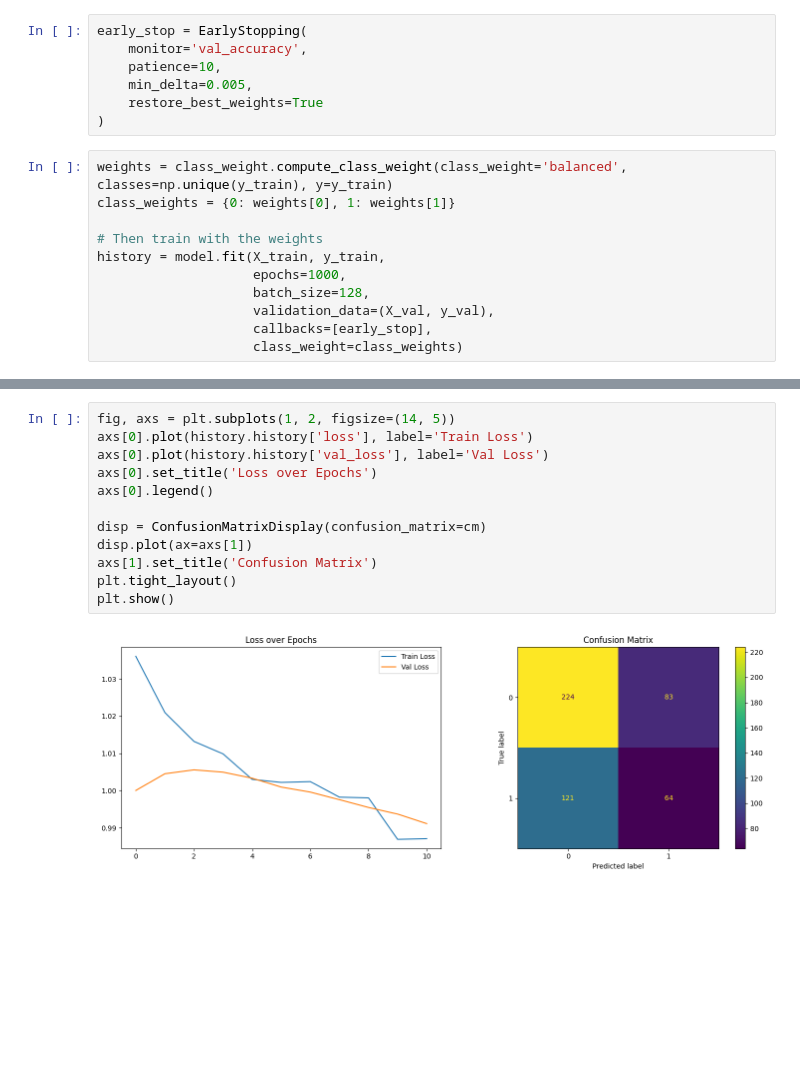
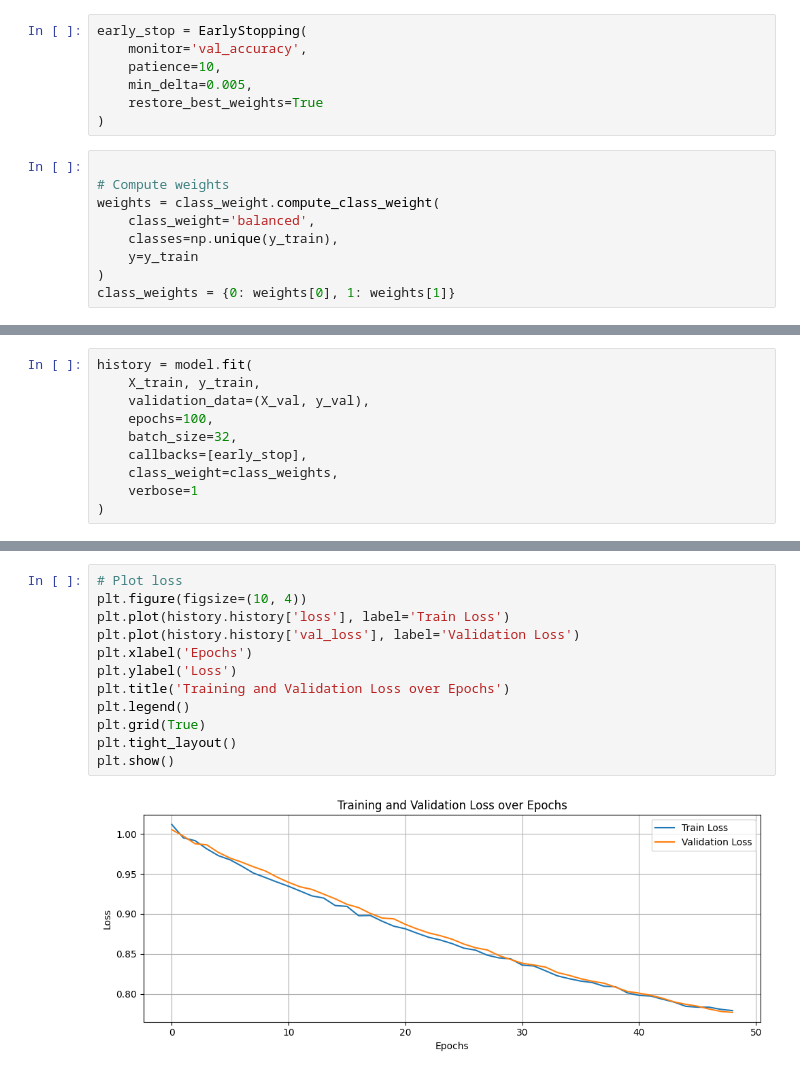
Before and after one commit to jkeza1/Group7_water-quality-model, a Jupyter notebook: keza_joan_of_formative_ii_starter_code.ipynb, the cells around one changed output, grey strips where cells are left out. Drawn from its saved outputs; the diff is of its cells as text; blank space fills up the shorter version.

```diff
--- a/keza_joan_of_formative_ii_starter_code.ipynb
+++ b/keza_joan_of_formative_ii_starter_code.ipynb
@@ -109,13 +109,11 @@ early_stop = EarlyStopping(
     restore_best_weights=True
 )
 # %%
-weights = class_weight.compute_class_weight(class_weight='balanced', classes=np.unique(y_train), y=y_train)
+
+# Compute weights
+weights = class_weight.compute_class_weight(
+    class_weight='balanced',
+    classes=np.unique(y_train),
+    y=y_train
+)
 class_weights = {0: weights[0], 1: weights[1]}
-
-# Then train with the weights
-history = model.fit(X_train, y_train,
-                    epochs=1000,
-                    batch_size=128,
-                    validation_data=(X_val, y_val),
-                    callbacks=[early_stop],
-                    class_weight=class_weights)
@@ -160,0 +134,10 @@ weighted avg       0.57      0.59      0.57       492
+# %%
+history = model.fit(
+    X_train, y_train,
+    validation_data=(X_val, y_val),
+    epochs=100,
+    batch_size=32,
+    callbacks=[early_stop],
+    class_weight=class_weights,
+    verbose=1
+)
@@ -161,14 +218,14 @@ weighted avg       0.57      0.59      0.57       492
 # %%
-fig, axs = plt.subplots(1, 2, figsize=(14, 5))
-axs[0].plot(history.history['loss'], label='Train Loss')
-axs[0].plot(history.history['val_loss'], label='Val Loss')
-axs[0].set_title('Loss over Epochs')
-axs[0].legend()
-
-disp = ConfusionMatrixDisplay(confusion_matrix=cm)
-disp.plot(ax=axs[1])
-axs[1].set_title('Confusion Matrix')
+# Plot loss
+plt.figure(figsize=(10, 4))
+plt.plot(history.history['loss'], label='Train Loss')
+plt.plot(history.history['val_loss'], label='Validation Loss')
+plt.xlabel('Epochs')
+plt.ylabel('Loss')
+plt.title('Training and Validation Loss over Epochs')
+plt.legend()
+plt.grid(True)
 plt.tight_layout()
 plt.show()
 # %% [output]
-[figure, old version]
+[figure, new version]
```
Also changed, not shown: parts of 13 cells of this notebook.
